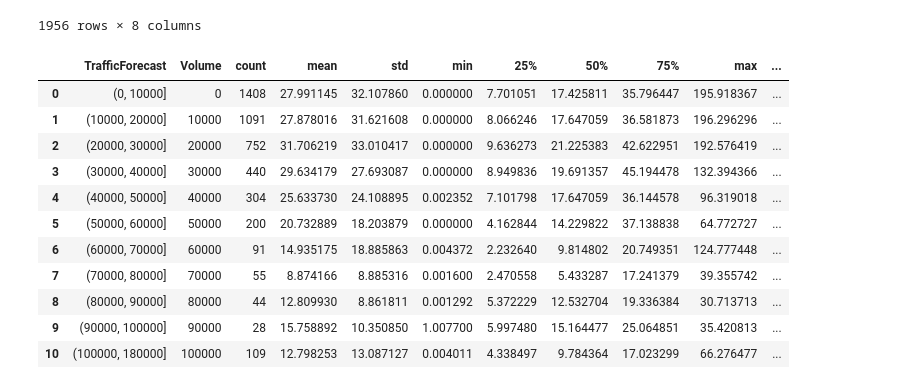
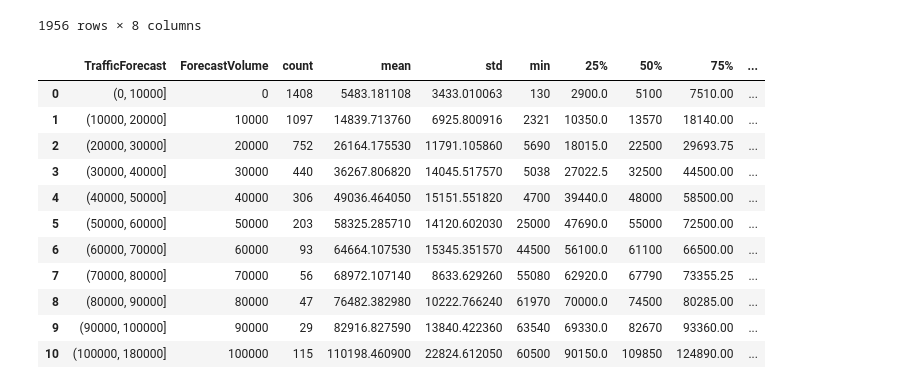
Before and after one commit to jawadmhoque/accuracy-assessment, a Jupyter notebook: Figures/Untitled.ipynb, the cells around one changed output. Cells and saved outputs as stored; diff of their text form; code cells hidden in the pictures.

```diff
--- a/Figures/Untitled.ipynb
+++ b/Figures/Untitled.ipynb
@@ -948,21 +1009,21 @@ by_volume
 | 231000 | 1.0 | 4.329004 | NaN | 4.329004 | 4.329004 | 4.329004 | 4.329004 | 4.329004 |
 1956 rows × 8 columns
 # %%
-flatdata_grouped=pd.read_csv('flatdata_grouped2.csv')
+flatdata_grouped=pd.read_csv('flatdata_grouped3.csv')
 flatdata_grouped
 # %% [output]
-|  | TrafficForecast | Volume | count | mean | std | min | 25% | 50% | 75% | max | ... |
-| 0 | (0, 10000] | 0 | 1408 | 27.991145 | 32.107860 | 0.000000 | 7.701051 | 17.425811 | 35.796447 | 195.918367 | ... |
-| 1 | (10000, 20000] | 10000 | 1091 | 27.878016 | 31.621608 | 0.000000 | 8.066246 | 17.647059 | 36.581873 | 196.296296 | ... |
-| 2 | (20000, 30000] | 20000 | 752 | 31.706219 | 33.010417 | 0.000000 | 9.636273 | 21.225383 | 42.622951 | 192.576419 | ... |
-| 3 | (30000, 40000] | 30000 | 440 | 29.634179 | 27.693087 | 0.000000 | 8.949836 | 19.691357 | 45.194478 | 132.394366 | ... |
-| 4 | (40000, 50000] | 40000 | 304 | 25.633730 | 24.108895 | 0.002352 | 7.101798 | 17.647059 | 36.144578 | 96.319018 | ... |
-| 5 | (50000, 60000] | 50000 | 200 | 20.732889 | 18.203879 | 0.000000 | 4.162844 | 14.229822 | 37.138838 | 64.772727 | ... |
-| 6 | (60000, 70000] | 60000 | 91 | 14.935175 | 18.885863 | 0.004372 | 2.232640 | 9.814802 | 20.749351 | 124.777448 | ... |
-| 7 | (70000, 80000] | 70000 | 55 | 8.874166 | 8.885316 | 0.001600 | 2.470558 | 5.433287 | 17.241379 | 39.355742 | ... |
-| 8 | (80000, 90000] | 80000 | 44 | 12.809930 | 8.861811 | 0.001292 | 5.372229 | 12.532704 | 19.336384 | 30.713713 | ... |
-| 9 | (90000, 100000] | 90000 | 28 | 15.758892 | 10.350850 | 1.007700 | 5.997480 | 15.164477 | 25.064851 | 35.420813 | ... |
-| 10 | (100000, 180000] | 100000 | 109 | 12.798253 | 13.087127 | 0.004011 | 4.338497 | 9.784364 | 17.023299 | 66.276477 | ... |
+|  | TrafficForecast | ForecastVolume | count | mean | std | min | 25% | 50% | 75% | ... |
+| 0 | (0, 10000] | 0 | 1408 | 5483.181108 | 3433.010063 | 130 | 2900.0 | 5100 | 7510.00 | ... |
+| 1 | (10000, 20000] | 10000 | 1097 | 14839.713760 | 6925.800916 | 2321 | 10350.0 | 13570 | 18140.00 | ... |
+| 2 | (20000, 30000] | 20000 | 752 | 26164.175530 | 11791.105860 | 5690 | 18015.0 | 22500 | 29693.75 | ... |
+| 3 | (30000, 40000] | 30000 | 440 | 36267.806820 | 14045.517570 | 5038 | 27022.5 | 32500 | 44500.00 | ... |
+| 4 | (40000, 50000] | 40000 | 306 | 49036.464050 | 15151.551820 | 4700 | 39440.0 | 48000 | 58500.00 | ... |
+| 5 | (50000, 60000] | 50000 | 203 | 58325.285710 | 14120.602030 | 25000 | 47690.0 | 55000 | 72500.00 | ... |
+| 6 | (60000, 70000] | 60000 | 93 | 64664.107530 | 15345.351570 | 44500 | 56100.0 | 61100 | 66500.00 | ... |
+| 7 | (70000, 80000] | 70000 | 56 | 68972.107140 | 8633.629260 | 55080 | 62920.0 | 67790 | 73355.25 | ... |
+| 8 | (80000, 90000] | 80000 | 47 | 76482.382980 | 10222.766240 | 61970 | 70000.0 | 74500 | 80285.00 | ... |
+| 9 | (90000, 100000] | 90000 | 29 | 82916.827590 | 13840.422360 | 63540 | 69330.0 | 82670 | 93360.00 | ... |
+| 10 | (100000, 180000] | 100000 | 115 | 110198.460900 | 22824.612050 | 60500 | 90150.0 | 109850 | 124890.00 | ... |
 # %%
 sns.set_context("paper",font_scale=2.0, rc={"lines.linewidth": 2.5})
 sns.set_style("darkgrid",{"axes.facecolor": ".95",'grid.color': '.7',})
```
Also changed, not shown: parts of 31 cells of this notebook, 19 other files.
